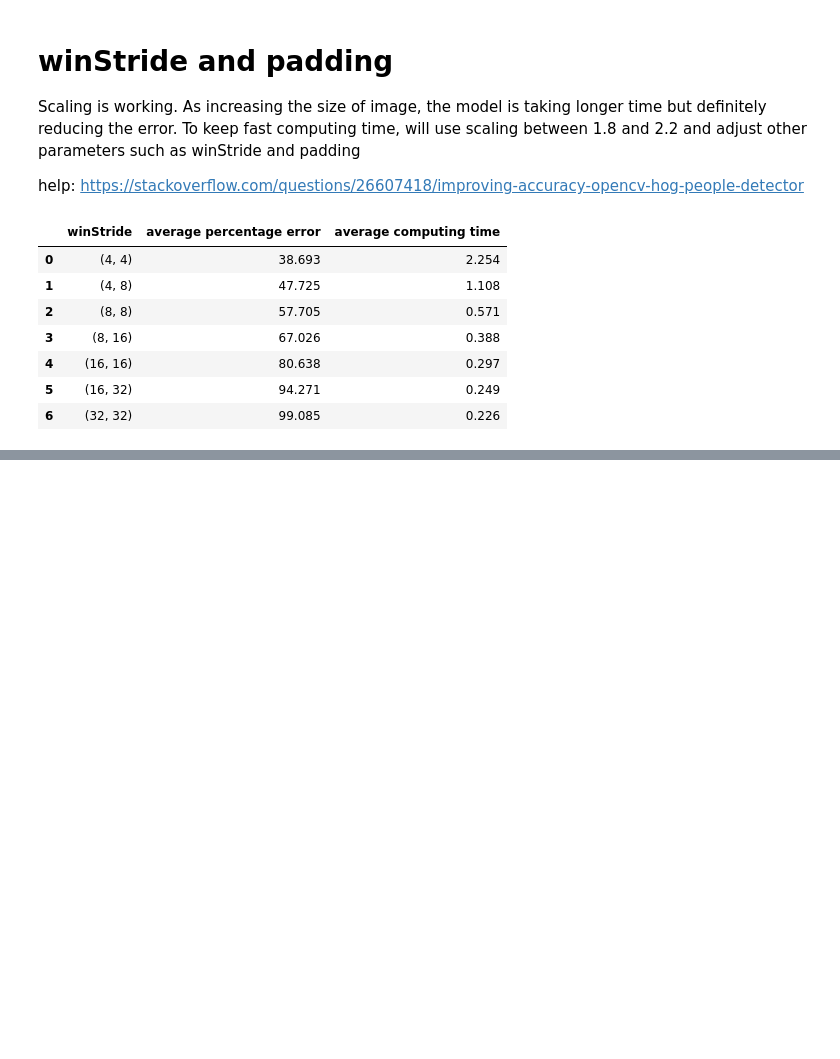
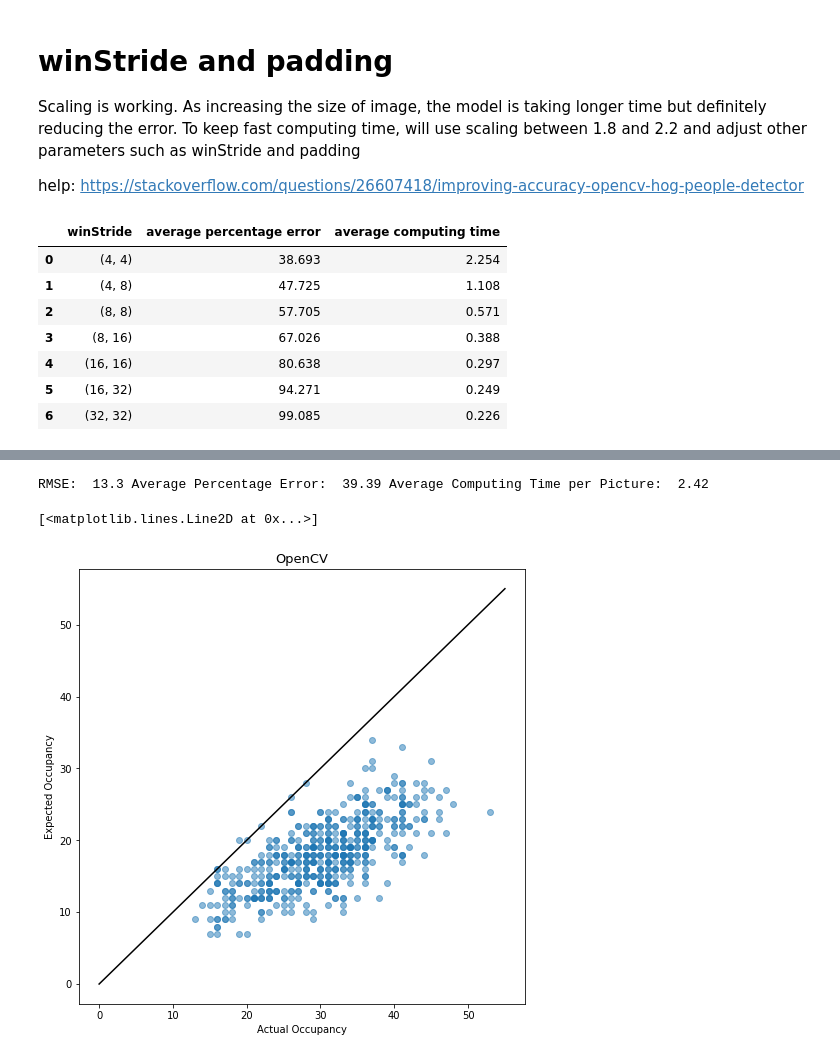
Before and after one commit to UBC-CIC/Room-Occupancy, a Jupyter notebook: imageProcessor/opencv/buildingModel.ipynb, the cells around one changed output, grey strips where cells are left out. Cells and saved outputs as stored; diff of their text form; code cells hidden in the pictures; blank space fills up the shorter version.

Commit message:
add plot

```diff
--- a/imageProcessor/opencv/buildingModel.ipynb
+++ b/imageProcessor/opencv/buildingModel.ipynb
@@ -163,0 +186,15 @@ winAnalysis
+# %%
+output = []
+for i in range(500):
+    lab = label[i]
+    img = images[i]
+
+    startTime = time.time()
+    count = count_people(img)
+    elapsedTime = time.time() - startTime
+    error = ((lab[0] - count) / lab[0]) * 100
+
+    output.append([lab[0], count, error, elapsedTime])
+
+    if i % 10 == 0:
+        print(f"Finished calculating {i}th")
@@ -163,0 +219,22 @@ winAnalysis
+# %%
+from sklearn.metrics import mean_squared_error
+from math import sqrt
+import matplotlib.pyplot as plt
+
+df = pd.DataFrame(output, columns=["actual", "counted", "error", "computeTime"])
+rmse = round(sqrt(mean_squared_error(df["actual"], df["counted"])), 2)
+avgErr = round(sum(df["error"])/len(df["error"]), 2)
+avgComputeTime = round(sum(df["computeTime"])/len(df["computeTime"]), 2)
+
+# print(df)
+print("RMSE: ", rmse, "Average Percentage Error: ", avgErr, "Average Computing Time per Picture: ", avgComputeTime)
+plt.figure(figsize=(8,8))
+plt.title("OpenCV", fontsize=13)
+plt.scatter(df["actual"], df["counted"], alpha=0.5)
+plt.xlabel("Actual Occupancy", fontsize=10)
+plt.ylabel("Expected Occupancy", fontsize=10)
+plt.plot([0,55], [0,55], color="black")
+# %% [output]
+RMSE:  13.3 Average Percentage Error:  39.39 Average Computing Time per Picture:  2.42
+[<matplotlib.lines.Line2D at 0x...>]
+[figure, added]
```
Also changed, not shown: parts of 8 cells of this notebook.
